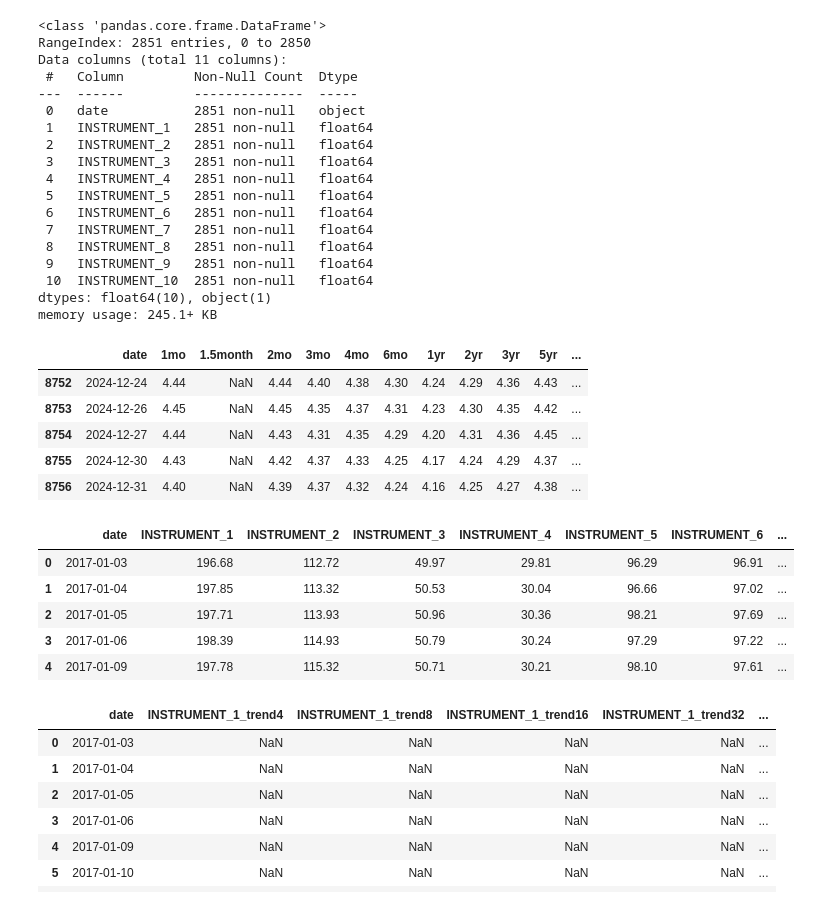
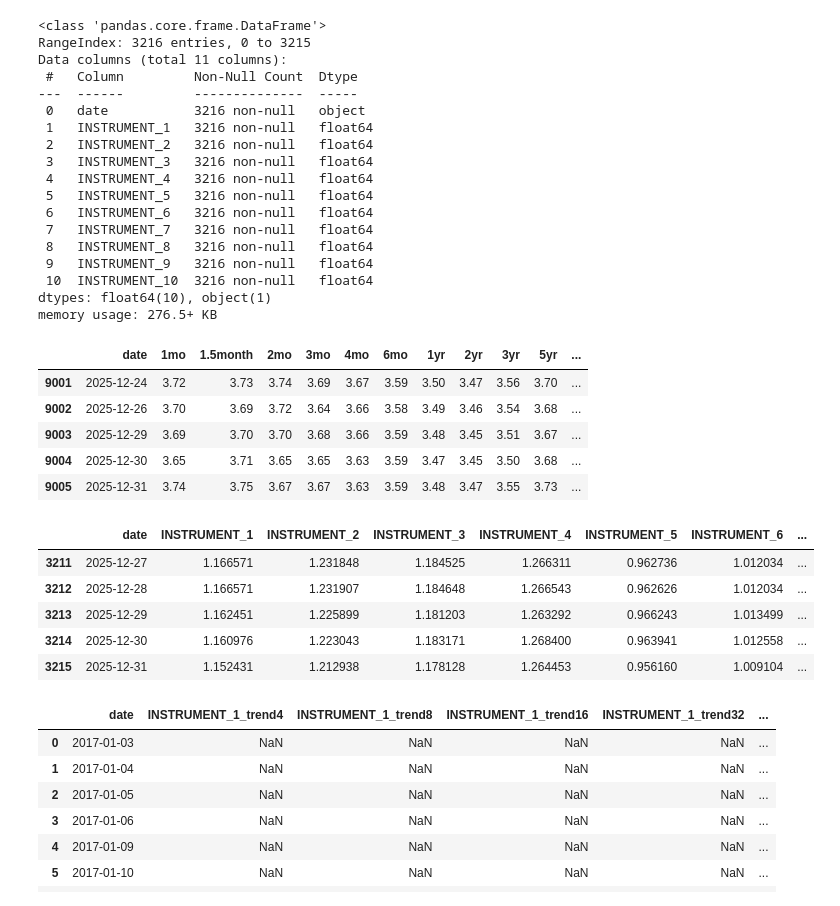
Before and after one commit to 77Tigers/algothon2026, a Jupyter notebook: man-imperial-algothon-2026/man1.ipynb, the cells around one changed output. Drawn from its saved outputs; the diff is of its cells as text; code cells hidden in the pictures.

```diff
--- a/man-imperial-algothon-2026/man1.ipynb
+++ b/man-imperial-algothon-2026/man1.ipynb
@@ -4,49 +4,53 @@ import matplotlib.pyplot as plt
 import seaborn as sns
 import numpy as np
 # %%
-cash_rate=pd.read_csv('cash_rate.csv')
-prices = pd.read_csv('prices.csv')
-signals = pd.read_csv('signals.csv')
-volumes = pd.read_csv('volumes.csv')
+cash_rate=pd.read_csv('data/2025-12-31/cash_rate.csv')
+prices  = pd.read_csv('data/2025-12-31/prices.csv')
+signals = pd.read_csv('data/2025-12-31/signals.csv')
+volumes = pd.read_csv('data/2025-12-31/volumes.csv')
+
+#2909	2025-02-28
+norm_values = [ 589.84, 507.66, 81.29, 43.07, 91.24, 95.56, 263.98, 76.37, 84483.15, 2240.80 ]
+prices.iloc[:, 1:] = prices.iloc[:, 1:].div(norm_values, axis=1)
 
 prices.info()
 # %% [output]
 <class 'pandas.core.frame.DataFrame'>
-RangeIndex: 2851 entries, 0 to 2850
+RangeIndex: 3216 entries, 0 to 3215
 Data columns (total 11 columns):
  #   Column         Non-Null Count  Dtype
 ---  ------         --------------  -----
- 0   date           2851 non-null   object
- 1   INSTRUMENT_1   2851 non-null   float64
- 2   INSTRUMENT_2   2851 non-null   float64
- 3   INSTRUMENT_3   2851 non-null   float64
- 4   INSTRUMENT_4   2851 non-null   float64
- 5   INSTRUMENT_5   2851 non-null   float64
- 6   INSTRUMENT_6   2851 non-null   float64
- 7   INSTRUMENT_7   2851 non-null   float64
- 8   INSTRUMENT_8   2851 non-null   float64
- 9   INSTRUMENT_9   2851 non-null   float64
- 10  INSTRUMENT_10  2851 non-null   float64
+ 0   date           3216 non-null   object
+ 1   INSTRUMENT_1   3216 non-null   float64
+ 2   INSTRUMENT_2   3216 non-null   float64
+ 3   INSTRUMENT_3   3216 non-null   float64
+ 4   INSTRUMENT_4   3216 non-null   float64
+ 5   INSTRUMENT_5   3216 non-null   float64
+ 6   INSTRUMENT_6   3216 non-null   float64
+ 7   INSTRUMENT_7   3216 non-null   float64
+ 8   INSTRUMENT_8   3216 non-null   float64
+ 9   INSTRUMENT_9   3216 non-null   float64
+ 10  INSTRUMENT_10  3216 non-null   float64
 dtypes: float64(10), object(1)
-memory usage: 245.1+ KB
+memory usage: 276.5+ KB
 # %%
 cash_rate.tail()
 # %% [output]
 |  | date | 1mo | 1.5month | 2mo | 3mo | 4mo | 6mo | 1yr | 2yr | 3yr | 5yr | ... |
-| 8752 | 2024-12-24 | 4.44 | NaN | 4.44 | 4.40 | 4.38 | 4.30 | 4.24 | 4.29 | 4.36 | 4.43 | ... |
-| 8753 | 2024-12-26 | 4.45 | NaN | 4.45 | 4.35 | 4.37 | 4.31 | 4.23 | 4.30 | 4.35 | 4.42 | ... |
-| 8754 | 2024-12-27 | 4.44 | NaN | 4.43 | 4.31 | 4.35 | 4.29 | 4.20 | 4.31 | 4.36 | 4.45 | ... |
-| 8755 | 2024-12-30 | 4.43 | NaN | 4.42 | 4.37 | 4.33 | 4.25 | 4.17 | 4.24 | 4.29 | 4.37 | ... |
-| 8756 | 2024-12-31 | 4.40 | NaN | 4.39 | 4.37 | 4.32 | 4.24 | 4.16 | 4.25 | 4.27 | 4.38 | ... |
+| 9001 | 2025-12-24 | 3.72 | 3.73 | 3.74 | 3.69 | 3.67 | 3.59 | 3.50 | 3.47 | 3.56 | 3.70 | ... |
+| 9002 | 2025-12-26 | 3.70 | 3.69 | 3.72 | 3.64 | 3.66 | 3.58 | 3.49 | 3.46 | 3.54 | 3.68 | ... |
+| 9003 | 2025-12-29 | 3.69 | 3.70 | 3.70 | 3.68 | 3.66 | 3.59 | 3.48 | 3.45 | 3.51 | 3.67 | ... |
+| 9004 | 2025-12-30 | 3.65 | 3.71 | 3.65 | 3.65 | 3.63 | 3.59 | 3.47 | 3.45 | 3.50 | 3.68 | ... |
+| 9005 | 2025-12-31 | 3.74 | 3.75 | 3.67 | 3.67 | 3.63 | 3.59 | 3.48 | 3.47 | 3.55 | 3.73 | ... |
 # %%
-prices.head()
+prices.tail()
 # %% [output]
 |  | date | INSTRUMENT_1 | INSTRUMENT_2 | INSTRUMENT_3 | INSTRUMENT_4 | INSTRUMENT_5 | INSTRUMENT_6 | ... |
-| 0 | 2017-01-03 | 196.68 | 112.72 | 49.97 | 29.81 | 96.29 | 96.91 | ... |
-| 1 | 2017-01-04 | 197.85 | 113.32 | 50.53 | 30.04 | 96.66 | 97.02 | ... |
-| 2 | 2017-01-05 | 197.71 | 113.93 | 50.96 | 30.36 | 98.21 | 97.69 | ... |
-| 3 | 2017-01-06 | 198.39 | 114.93 | 50.79 | 30.24 | 97.29 | 97.22 | ... |
-| 4 | 2017-01-09 | 197.78 | 115.32 | 50.71 | 30.21 | 98.10 | 97.61 | ... |
+| 3211 | 2025-12-27 | 1.166571 | 1.231848 | 1.184525 | 1.266311 | 0.962736 | 1.012034 | ... |
+| 3212 | 2025-12-28 | 1.166571 | 1.231907 | 1.184648 | 1.266543 | 0.962626 | 1.012034 | ... |
+| 3213 | 2025-12-29 | 1.162451 | 1.225899 | 1.181203 | 1.263292 | 0.966243 | 1.013499 | ... |
+| 3214 | 2025-12-30 | 1.160976 | 1.223043 | 1.183171 | 1.268400 | 0.963941 | 1.012558 | ... |
+| 3215 | 2025-12-31 | 1.152431 | 1.212938 | 1.178128 | 1.264453 | 0.956160 | 1.009104 | ... |
 # %%
 signals.head(32)
 # %% [output]
```
Also changed, not shown: parts of 14 cells of this notebook, 9 other files.
